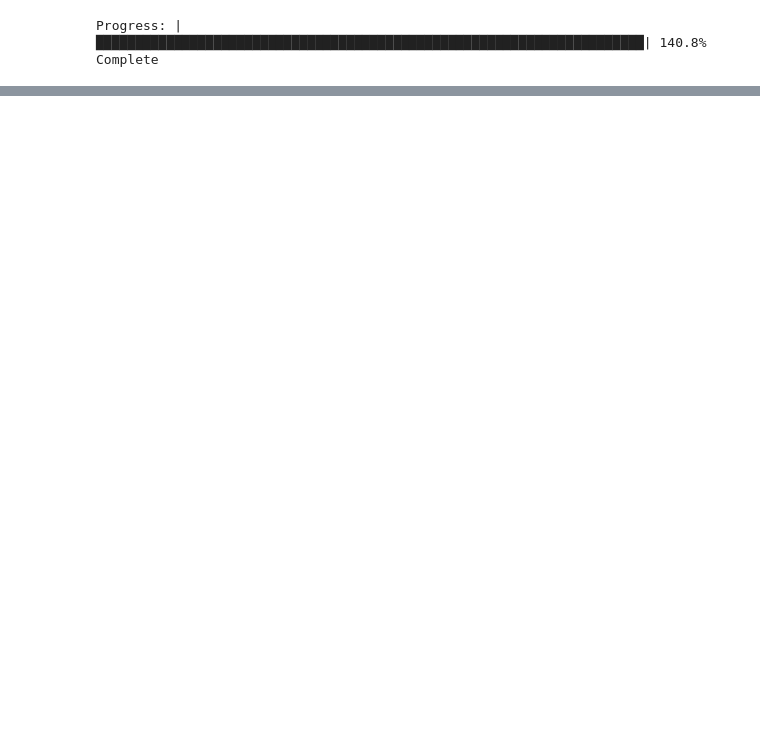
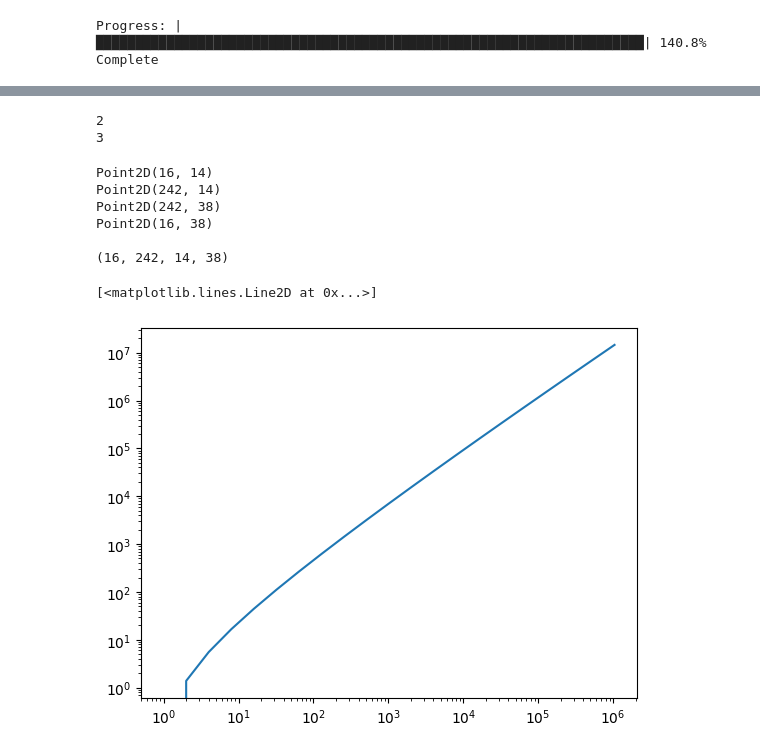
Before and after one commit to karoldem/comicfinder, a Jupyter notebook: new_approach.ipynb, the cells around one changed output, grey strips where cells are left out. Saved outputs shown, nothing was run; the diff lists cells and outputs as text; code cells hidden in the pictures; blank space fills up the shorter version.

```diff
--- a/new_approach.ipynb
+++ b/new_approach.ipynb
@@ -139,0 +219,55 @@ r[1][0]
+# %%
+for i in [1,2,3][1:]:
+    print(i)
+# %% [output]
+2
+3
+# %%
+from sympy import Point, Polygon, intersection
+
+p1, p2, p3, p4 = map(Point, result[0][0])
+p5, p6, p7, p8 = map(Point, result[1][0])
+
+poly1 = Polygon(p1, p2, p3, p4)
+poly2 = Polygon(p5, p6, p7, p8)
+
+
+def frame(p):
+    xmin = xmax = p.args[0].args[0]
+    ymax = ymin = p.args[0].args[1]
+
+    for i in p.args:
+        if i.args[0] > xmax: xmax = i.args[0]
+        elif i.args[0] < xmin: xmin = i.args[0]
+        if i.args[1] > ymax: ymax = i.args[1]
+        elif i.args[1] < ymin: ymin = i.args[1]
+
+    return xmin, xmax, ymin, ymax
+
+for i in poly1.args:
+    print(i)
+
+print('')
+print (frame(poly1))
+# %% [output]
+Point2D(16, 14)
+Point2D(242, 14)
+Point2D(242, 38)
+Point2D(16, 38)
+
+(16, 242, 14, 38)
+# %%
+from math import log
+import matplotlib.pyplot as plt
+
+x,y= [],[]
+for i in range (21):
+    n = 2**i
+    x.append(n)
+    y.append(n*log(n))
+plt.yscale("log")
+plt.xscale("log")
+plt.plot(x,y)
+# %% [output]
+[<matplotlib.lines.Line2D at 0x...>]
+[figure, added]
```
Also changed, not shown: parts of 4 cells of this notebook.
